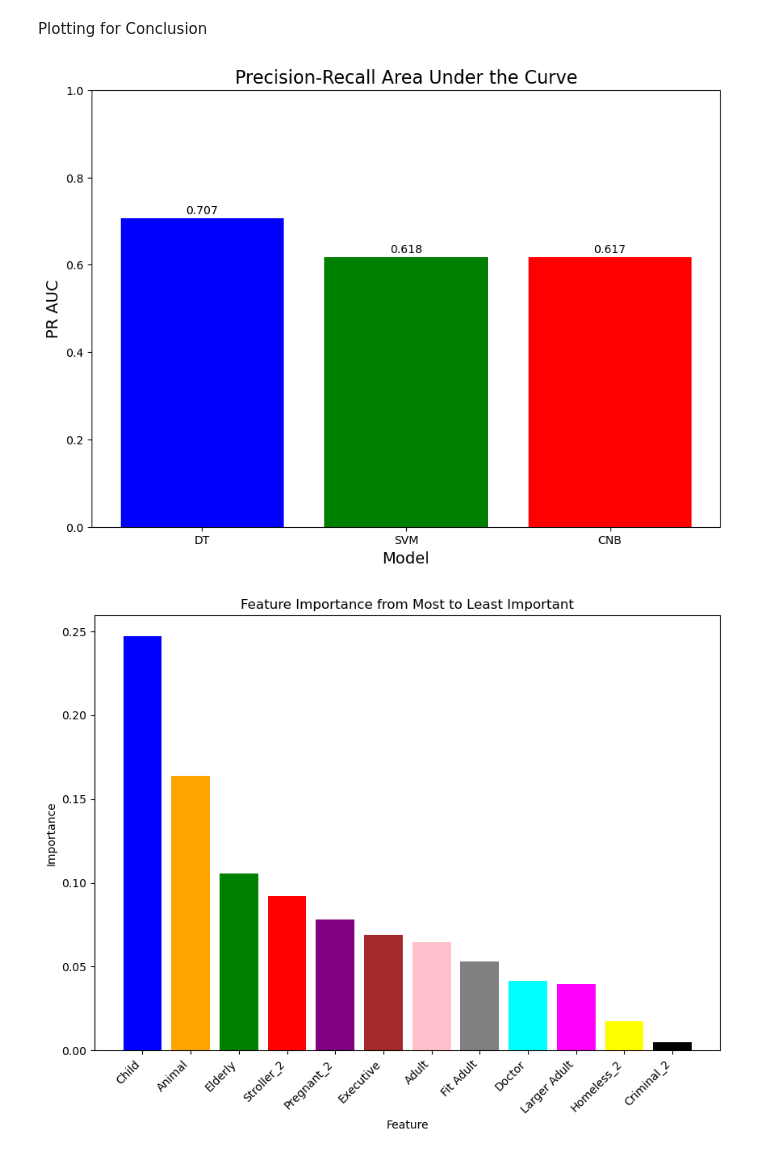
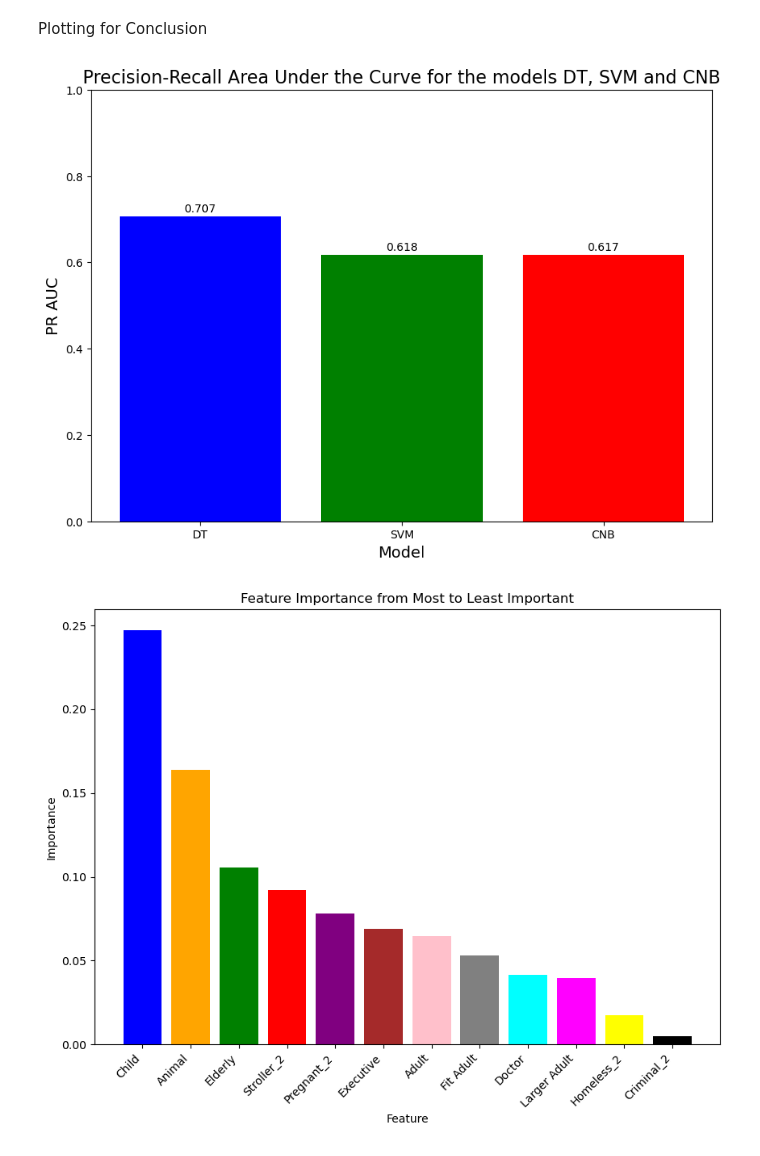
Before and after one commit to aissatouaminata/Thesis-Predicting-Moral-Preferences-in-AV-in-AU, a Jupyter notebook: Thesis_Training_Testing_Plots.ipynb, the cells around one changed output. Drawn from its saved outputs; the diff is of its cells as text; code cells hidden in the pictures.

```diff
--- a/Thesis_Training_Testing_Plots.ipynb
+++ b/Thesis_Training_Testing_Plots.ipynb
@@ -478,28 +475,28 @@ Plotting for Conclusion
 # %%
 # Model Comparison PRAUC PLOT
 
 # PR AUC values for the three models
 models = ['DT', 'SVM', 'CNB']
 pr_auc = [0.707, 0.618, 0.617]
 
 plt.figure(figsize=(10, 7))
 
 # Plotting the PR AUC values
 plt.bar(models, pr_auc, color=['blue', 'green', 'red'])
 
 # Adding labels and title
 plt.xlabel('Model', fontsize=14)
 plt.ylabel('PR AUC', fontsize=14)
-plt.title('Precision-Recall Area Under the Curve', fontsize=16)
+plt.title('Precision-Recall Area Under the Curve for the models DT, SVM and CNB', fontsize=16)
 plt.ylim(0, 1)
 
 # Display the values on top of each bar
 for i, v in enumerate(pr_auc):
     plt.text(i, v + 0.01, str(v), ha='center')
 
 plt.show()
 # %% [output]
-[figure, old version]
+[figure, new version]
 # %%
 #Plotting Feature Importance from Decision Tree
 
```
Also changed, not shown: parts of 4 cells of this notebook.
